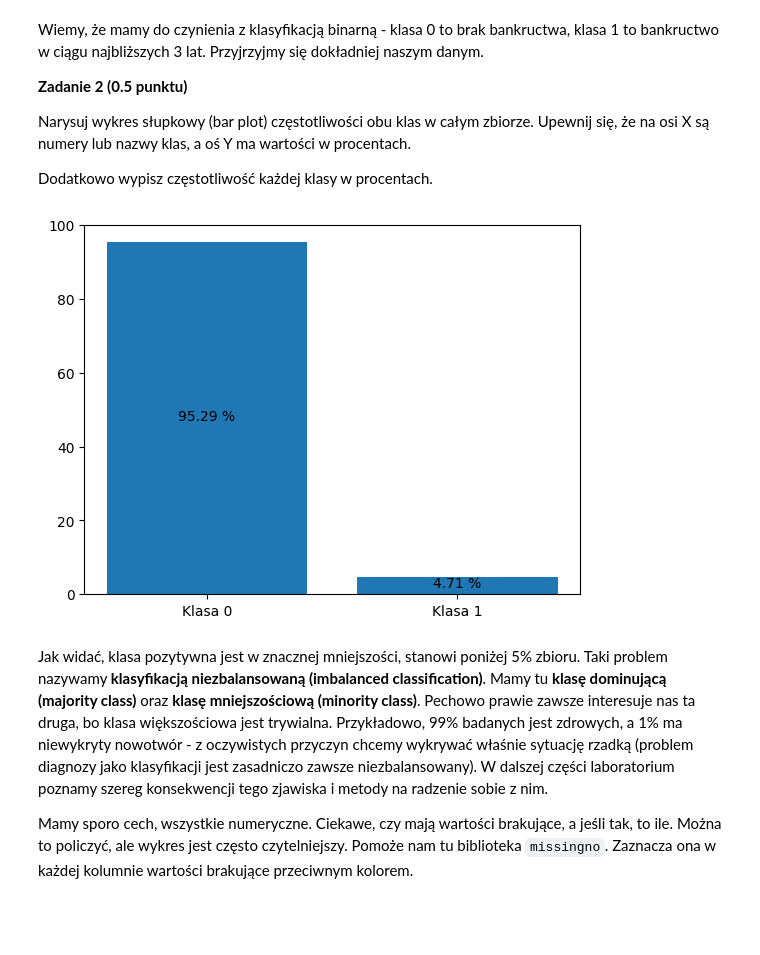
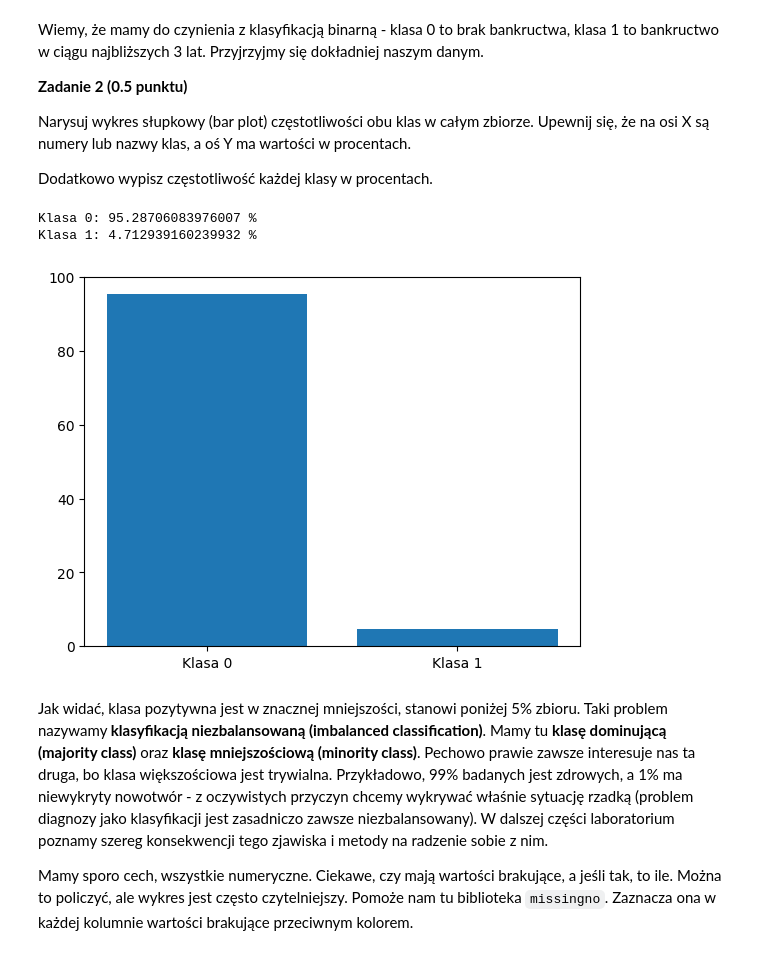
Before and after one commit to mfurga-cs/psi, a Jupyter notebook: lab2/lab2.ipynb, the cells around one changed output. Saved outputs shown, nothing was run; the diff lists cells and outputs as text; code cells hidden in the pictures; blank space fills up the shorter version.

```diff
--- a/lab2/lab2.ipynb
+++ b/lab2/lab2.ipynb
@@ -75,25 +90,19 @@ Wiemy, że mamy do czynienia z klasyfikacją binarną - klasa 0 to brak bankruct
 Narysuj wykres słupkowy (bar plot) częstotliwości obu klas w całym zbiorze. Upewnij się, że na osi X są numery lub nazwy klas, a oś Y ma wartości w procentach.
 
 Dodatkowo wypisz częstotliwość każdej klasy w procentach.
-# %%
-import matplotlib.pyplot as plt
-
-def addlabels(x, y):
-    for i in range(len(x)):
-        plt.text(i, y[i] // 2, str(y[i]) + " %", ha = "center")
-
-count = classes.count()
-class_0 = classes[classes == 0].count()
-class_1 = classes[classes == 1].count()
-
-x = ["Klasa 0", "Klasa 1"]
-y = [round(100 * class_0 / count, 2), round(100 * class_1 / count, 2)]
-
-plt.bar(x, y)
-addlabels(x, y)
-plt.show()
-# %% [output]
-[figure, removed]
+# %%
+import matplotlib.pyplot as plt
+
+freqs = y.value_counts(normalize=True) * 100
+print(f"Klasa 0: {freqs[0]} %")
+print(f"Klasa 1: {freqs[1]} %")
+
+plt.bar(["Klasa 0", "Klasa 1"], freqs)
+plt.show()
+# %% [output]
+Klasa 0: 95.28706083976007 %
+Klasa 1: 4.712939160239932 %
+[figure, added]
 # %% [markdown]
 Jak widać, klasa pozytywna jest w znacznej mniejszości, stanowi poniżej 5% zbioru. Taki problem nazywamy **klasyfikacją niezbalansowaną (imbalanced classification)**. Mamy tu **klasę dominującą (majority class)** oraz **klasę mniejszościową (minority class)**. Pechowo prawie zawsze interesuje nas ta druga, bo klasa większościowa jest trywialna. Przykładowo, 99% badanych jest zdrowych, a 1% ma niewykryty nowotwór - z oczywistych przyczyn chcemy wykrywać właśnie sytuację rzadką (problem diagnozy jako klasyfikacji jest zasadniczo zawsze niezbalansowany). W dalszej części laboratorium poznamy szereg konsekwencji tego zjawiska i metody na radzenie sobie z nim.
 
```
Also changed, not shown: parts of 36 cells of this notebook.
